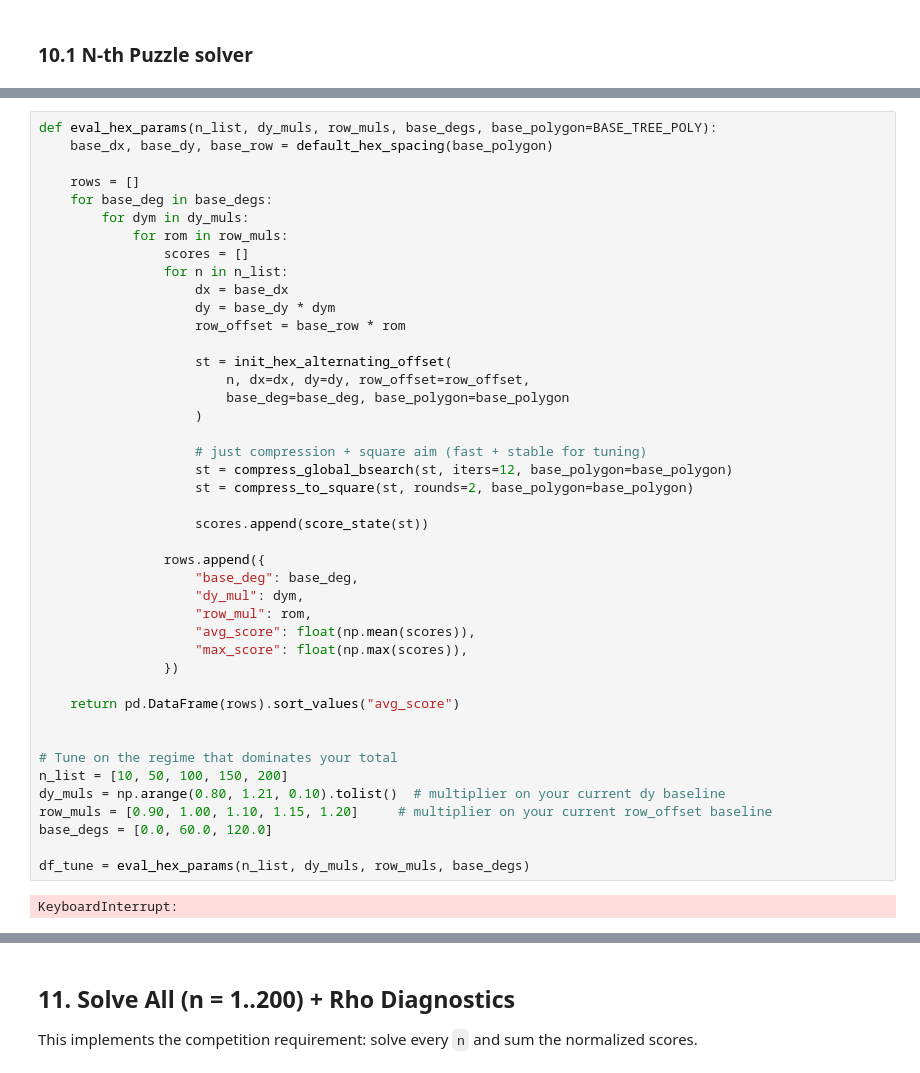
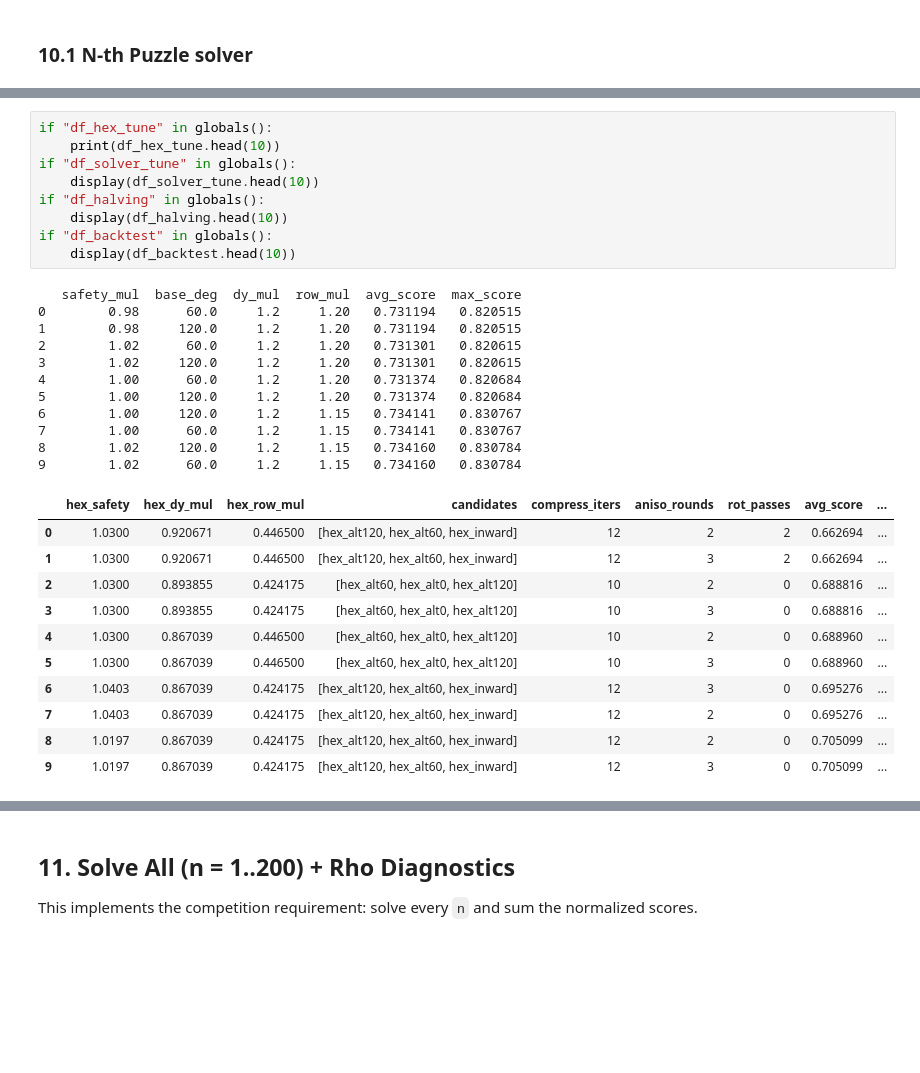
Before and after one commit to eugene-maina72/santa_christmas_tree_kaggle, a Jupyter notebook: notebook_final_segmented.ipynb, the cells around one changed output, grey strips where cells are left out. Drawn from its saved outputs; the diff is of its cells as text; blank space fills up the shorter version.

```diff
--- a/notebook_final_segmented.ipynb
+++ b/notebook_final_segmented.ipynb
@@ -1455,46 +1921,33 @@ def solve_single_n(n: int,
 # %%
-def eval_hex_params(n_list, dy_muls, row_muls, base_degs, base_polygon=BASE_TREE_POLY):
-    base_dx, base_dy, base_row = default_hex_spacing(base_polygon)
-
-    rows = []
-    for base_deg in base_degs:
-        for dym in dy_muls:
-            for rom in row_muls:
-                scores = []
-                for n in n_list:
-                    dx = base_dx
-                    dy = base_dy * dym
-                    row_offset = base_row * rom
-
-                    st = init_hex_alternating_offset(
-                        n, dx=dx, dy=dy, row_offset=row_offset,
-                        base_deg=base_deg, base_polygon=base_polygon
-                    )
-
-                    # just compression + square aim (fast + stable for tuning)
-                    st = compress_global_bsearch(st, iters=12, base_polygon=base_polygon)
-                    st = compress_to_square(st, rounds=2, base_polygon=base_polygon)
-
-                    scores.append(score_state(st))
-
-                rows.append({
-                    "base_deg": base_deg,
-                    "dy_mul": dym,
-                    "row_mul": rom,
-                    "avg_score": float(np.mean(scores)),
-                    "max_score": float(np.max(scores)),
-                })
-
-    return pd.DataFrame(rows).sort_values("avg_score")
-
-
-# Tune on the regime that dominates your total
-n_list = [10, 50, 100, 150, 200]
-dy_muls = np.arange(0.80, 1.21, 0.10).tolist()  # multiplier on your current dy baseline
-row_muls = [0.90, 1.00, 1.10, 1.15, 1.20]     # multiplier on your current row_offset baseline
-base_degs = [0.0, 60.0, 120.0]
-
-df_tune = eval_hex_params(n_list, dy_muls, row_muls, base_degs)
+if "df_hex_tune" in globals():
+    print(df_hex_tune.head(10))
+if "df_solver_tune" in globals():
+    display(df_solver_tune.head(10))
+if "df_halving" in globals():
+    display(df_halving.head(10))
+if "df_backtest" in globals():
+    display(df_backtest.head(10))
 # %% [output]
-KeyboardInterrupt:
+   safety_mul  base_deg  dy_mul  row_mul  avg_score  max_score
+0        0.98      60.0     1.2     1.20   0.731194   0.820515
+1        0.98     120.0     1.2     1.20   0.731194   0.820515
+2        1.02      60.0     1.2     1.20   0.731301   0.820615
+3        1.02     120.0     1.2     1.20   0.731301   0.820615
+4        1.00      60.0     1.2     1.20   0.731374   0.820684
+5        1.00     120.0     1.2     1.20   0.731374   0.820684
+6        1.00     120.0     1.2     1.15   0.734141   0.830767
+7        1.00      60.0     1.2     1.15   0.734141   0.830767
+8        1.02     120.0     1.2     1.15   0.734160   0.830784
+9        1.02      60.0     1.2     1.15   0.734160   0.830784
+|  | hex_safety | hex_dy_mul | hex_row_mul | candidates | compress_iters | aniso_rounds | rot_passes | avg_score | ... |
+| 0 | 1.0300 | 0.920671 | 0.446500 | [hex_alt120, hex_alt60, hex_inward] | 12 | 2 | 2 | 0.662694 | ... |
+| 1 | 1.0300 | 0.920671 | 0.446500 | [hex_alt120, hex_alt60, hex_inward] | 12 | 3 | 2 | 0.662694 | ... |
+| 2 | 1.0300 | 0.893855 | 0.424175 | [hex_alt60, hex_alt0, hex_alt120] | 10 | 2 | 0 | 0.688816 | ... |
+| 3 | 1.0300 | 0.893855 | 0.424175 | [hex_alt60, hex_alt0, hex_alt120] | 10 | 3 | 0 | 0.688816 | ... |
+| 4 | 1.0300 | 0.867039 | 0.446500 | [hex_alt60, hex_alt0, hex_alt120] | 10 | 2 | 0 | 0.688960 | ... |
+| 5 | 1.0300 | 0.867039 | 0.446500 | [hex_alt60, hex_alt0, hex_alt120] | 10 | 3 | 0 | 0.688960 | ... |
+| 6 | 1.0403 | 0.867039 | 0.424175 | [hex_alt120, hex_alt60, hex_inward] | 12 | 3 | 0 | 0.695276 | ... |
+| 7 | 1.0403 | 0.867039 | 0.424175 | [hex_alt120, hex_alt60, hex_inward] | 12 | 2 | 0 | 0.695276 | ... |
+| 8 | 1.0197 | 0.867039 | 0.424175 | [hex_alt120, hex_alt60, hex_inward] | 12 | 2 | 0 | 0.705099 | ... |
+| 9 | 1.0197 | 0.867039 | 0.424175 | [hex_alt120, hex_alt60, hex_inward] | 12 | 3 | 0 | 0.705099 | ... |
 # %%
```
Also changed, not shown: parts of 17 cells of this notebook, 3 other files.
